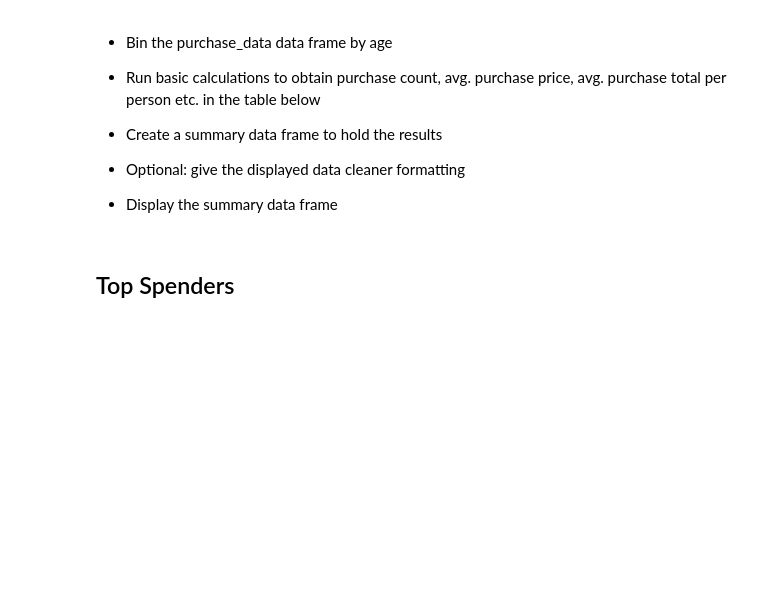
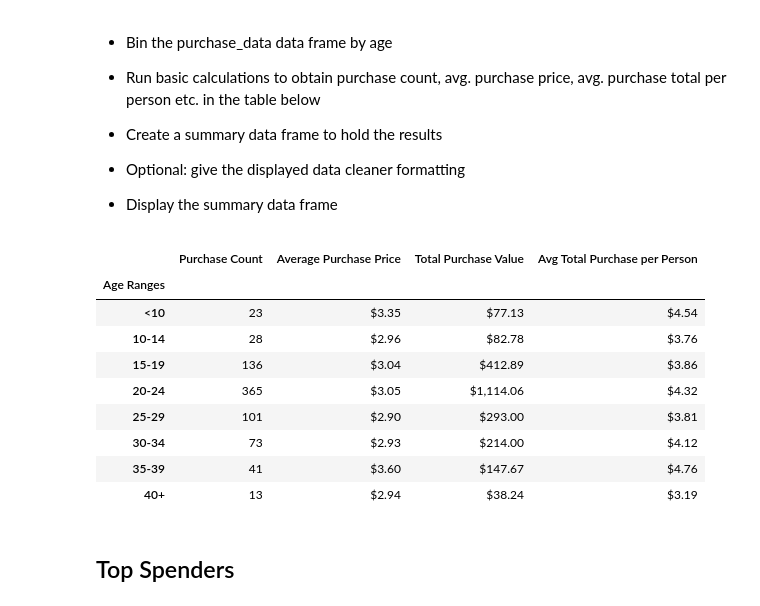
Before and after one commit to MikeEjike/Pandas-challenge, a Jupyter notebook: HeroesOfPymoli/HeroesOfPymoli_starter.ipynb, the cells around one changed output. Drawn from its saved outputs; the diff is of its cells as text; code cells hidden in the pictures; blank space fills up the shorter version.

```diff
--- a/HeroesOfPymoli/HeroesOfPymoli_starter.ipynb
+++ b/HeroesOfPymoli/HeroesOfPymoli_starter.ipynb
@@ -218,37 +218,70 @@ age_demo.set_index(' ').style.format({'Percentage of Players':'{0:,.2f}%'})
 # %%
 
 count1 = sum(age < 10 for age in purchase_data['Age'])
 count2 = sum((age >= 10) & (age <=14) for age in purchase_data['Age'])
 count3 = sum((age >= 15) & (age <=19) for age in purchase_data['Age'])
 count4 = sum((age >= 20) & (age <=24) for age in purchase_data['Age'])
 count5 = sum((age >= 25) & (age <=29) for age in purchase_data['Age'])
 count6 = sum((age >= 30) & (age <=34) for age in purchase_data['Age'])
 count7 = sum((age >= 35) & (age <=39) for age in purchase_data['Age'])
 count8 = sum(age >= 40 for age in purchase_data['Age'])
 
-count1_purchase_total = purchase_data.loc[purchase_data['Age'] < 10, 'Price']
-count2_purchase_total = purchase_data.loc[(purchase_data['Age'] >= 10) & (purchase_data['Age'] <=14), 'Price']
-count3_purchase_total = purchase_data.loc[(purchase_data['Age'] >= 15) & (purchase_data['Age'] <=19), 'Price']
-count4_purchase_total = purchase_data.loc[(purchase_data['Age'] >= 20) & (purchase_data['Age'] <=24), 'Price']
-count5_purchase_total = purchase_data.loc[(purchase_data['Age'] >= 25) & (purchase_data['Age'] <=29), 'Price']
-count6_purchase_total = purchase_data.loc[(purchase_data['Age'] >= 30) & (purchase_data['Age'] <=34), 'Price']
-count7_purchase_total = purchase_data.loc[(purchase_data['Age'] >= 35) & (purchase_data['Age'] <=39), 'Price']
-count8_purchase_total = purchase_data.loc[purchase_data['Age'] >= 40, 'Price']
+count1_purchase_total = purchase_data.loc[purchase_data['Age'] < 10, 'Price'].sum()
+count2_purchase_total = purchase_data.loc[(purchase_data['Age'] >= 10) & (purchase_data['Age'] <=14), 'Price'].sum()
+count3_purchase_total = purchase_data.loc[(purchase_data['Age'] >= 15) & (purchase_data['Age'] <=19), 'Price'].sum()
+count4_purchase_total = purchase_data.loc[(purchase_data['Age'] >= 20) & (purchase_data['Age'] <=24), 'Price'].sum()
+count5_purchase_total = purchase_data.loc[(purchase_data['Age'] >= 25) & (purchase_data['Age'] <=29), 'Price'].sum()
+count6_purchase_total = purchase_data.loc[(purchase_data['Age'] >= 30) & (purchase_data['Age'] <=34), 'Price'].sum()
+count7_purchase_total = purchase_data.loc[(purchase_data['Age'] >= 35) & (purchase_data['Age'] <=39), 'Price'].sum()
+count8_purchase_total = purchase_data.loc[purchase_data['Age'] >= 40, 'Price'].sum()
 
 
 
 
 
 
-# purchase_analysis_age = pd.DataFrame({' ': group_names, 'Purchase Count': [count1, count2, count3, count4, count5, count6, count7, count8],
-#                          'Percentage of Players':[(count1/length)*100,
-#                                                    (count2/length)*100,
-#                                                    (count3/length)*100,
-#                                                    (count4/length)*100,
-#                                                    (count5/length)*100,
-#                                                    (count6/length)*100,
-#                                                    (count7/length)*100,
-#                                                    (count8/length)*100]})
+purchase_analysis_age = pd.DataFrame({'Age Ranges': group_names,
+                                      'Purchase Count': [count1, count2, count3, count4, count5, count6, count7, count8],
+                                      'Average Purchase Price': [count1_purchase_total/count1,
+                                                                 count2_purchase_total/count2,
+                                                                 count3_purchase_total/count3,
+                                                                 count4_purchase_total/count4,
+                                                                 count5_purchase_total/count5,
+                                                                 count6_purchase_total/count6,
+                                                                 count7_purchase_total/count7,
+                                                                 count8_purchase_total/count8],
+                                      'Total Purchase Value': [count1_purchase_total,
+                                                               count2_purchase_total,
+                                                               count3_purchase_total,
+                                                               count4_purchase_total,
+                                                               count5_purchase_total,
+                                                               count6_purchase_total,
+                                                               count7_purchase_total,
+                                                               count8_purchase_total],
+                                      'Avg Total Purchase per Person': [count1_purchase_total/count1_nodup,
+                                                                        count2_purchase_total/count2_nodup,
+                                                                        count3_purchase_total/count3_nodup,
+                                                                        count4_purchase_total/count4_nodup,
+                                                                        count5_purchase_total/count5_nodup,
+                                                                        count6_purchase_total/count6_nodup,
+                                                                        count7_purchase_total/count7_nodup,
+                                                                        count8_purchase_total/count8_nodup]})
+
+
+purchase_analysis_age.set_index('Age Ranges').style.format({'Average Purchase Price':'${0:,.2f}',
+                                                            'Total Purchase Value':'${0:,.2f}',
+                                                            'Avg Total Purchase per Person':'${0:,.2f}'})
+# %% [output]
+|  | Purchase Count | Average Purchase Price | Total Purchase Value | Avg Total Purchase per Person |
+| Age Ranges |  |  |  |  |
+| <10 | 23 | $3.35 | $77.13 | $4.54 |
+| 10-14 | 28 | $2.96 | $82.78 | $3.76 |
+| 15-19 | 136 | $3.04 | $412.89 | $3.86 |
+| 20-24 | 365 | $3.05 | $1,114.06 | $4.32 |
+| 25-29 | 101 | $2.90 | $293.00 | $3.81 |
+| 30-34 | 73 | $2.93 | $214.00 | $4.12 |
+| 35-39 | 41 | $3.60 | $147.67 | $4.76 |
+| 40+ | 13 | $2.94 | $38.24 | $3.19 |
 # %% [markdown]
 ## Top Spenders
 # %% [markdown]
```
